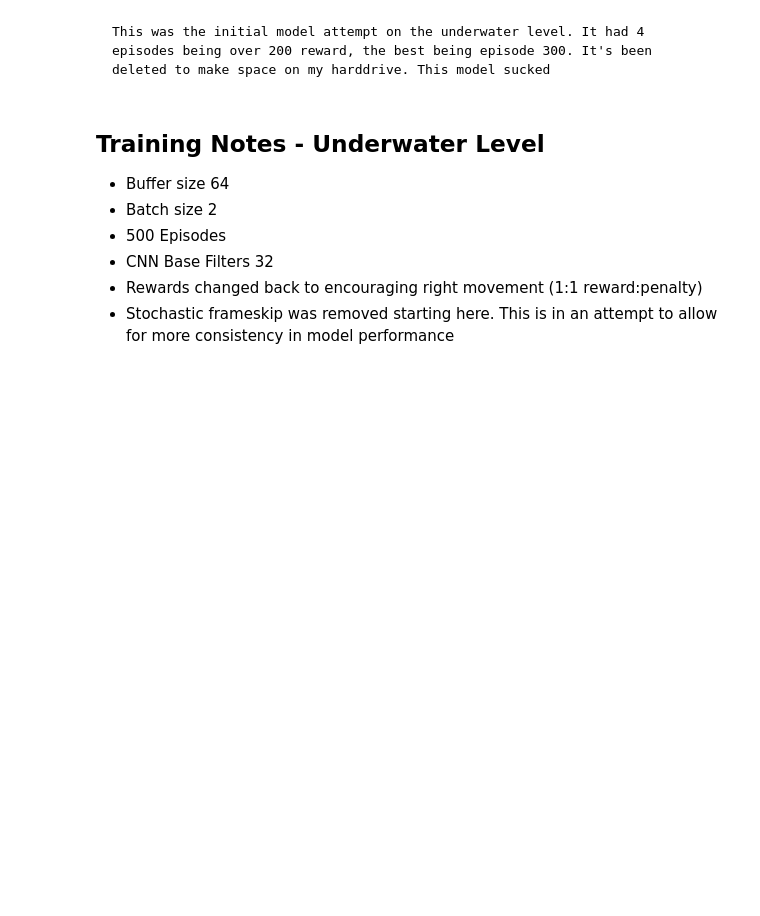
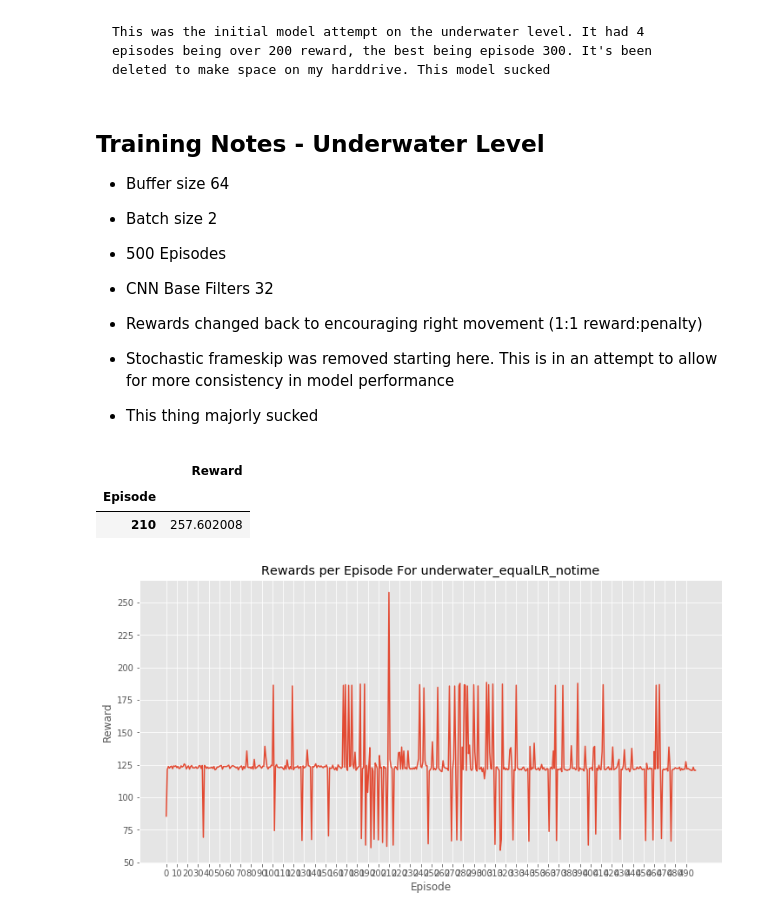
Before and after one commit to NJacobsohn/Your-Learning-is-in-Another-Castle, a Jupyter notebook: notebooks/plotting_and_visualization.ipynb, the cells around one changed output. Drawn from its saved outputs; the diff is of its cells as text; code cells hidden in the pictures; blank space fills up the shorter version.

Commit message:
disappointed myself with another attempt at the underwater level, plot included

```diff
--- a/notebooks/plotting_and_visualization.ipynb
+++ b/notebooks/plotting_and_visualization.ipynb
@@ -173,3 +173,6 @@ visualize_training("reward_wrapper_test")
 - CNN Base Filters 32
 - Rewards changed back to encouraging right movement (1:1 reward:penalty)
 - Stochastic frameskip was removed starting here. This is in an attempt to allow for more consistency in model performance
+
+
+- This thing majorly sucked
@@ -177,0 +179,7 @@ visualize_training("underwater_equalRL_notime", 100)
+# %%
+visualize_training("underwater_equalLR_notime", 200)
+# %% [output]
+|  | Reward |
+| Episode |  |
+| 210 | 257.602008 |
+[figure, added]
```
Also changed, not shown: parts of 1 cell of this notebook.
